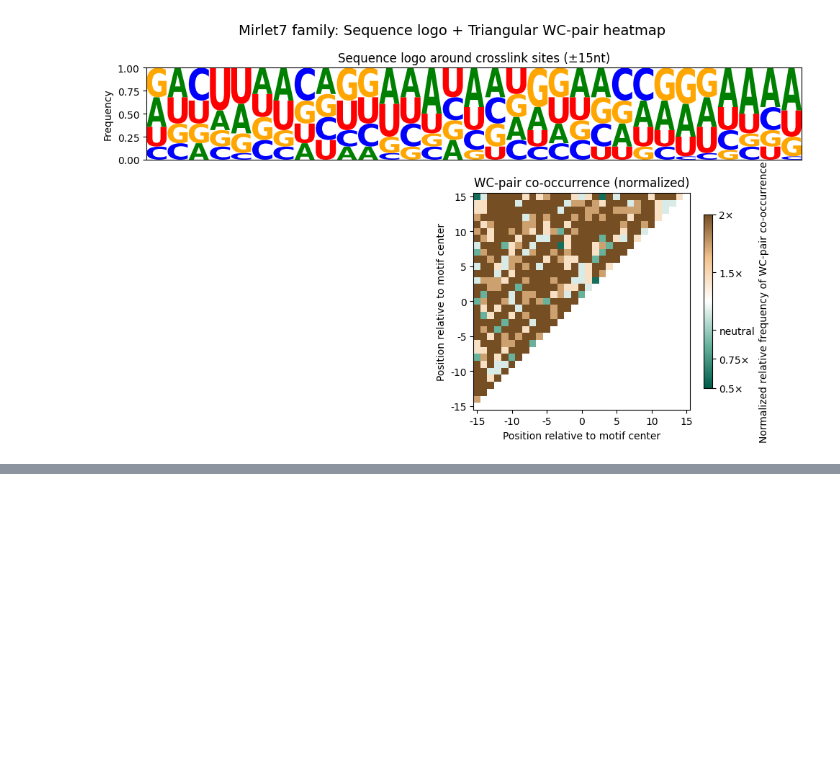
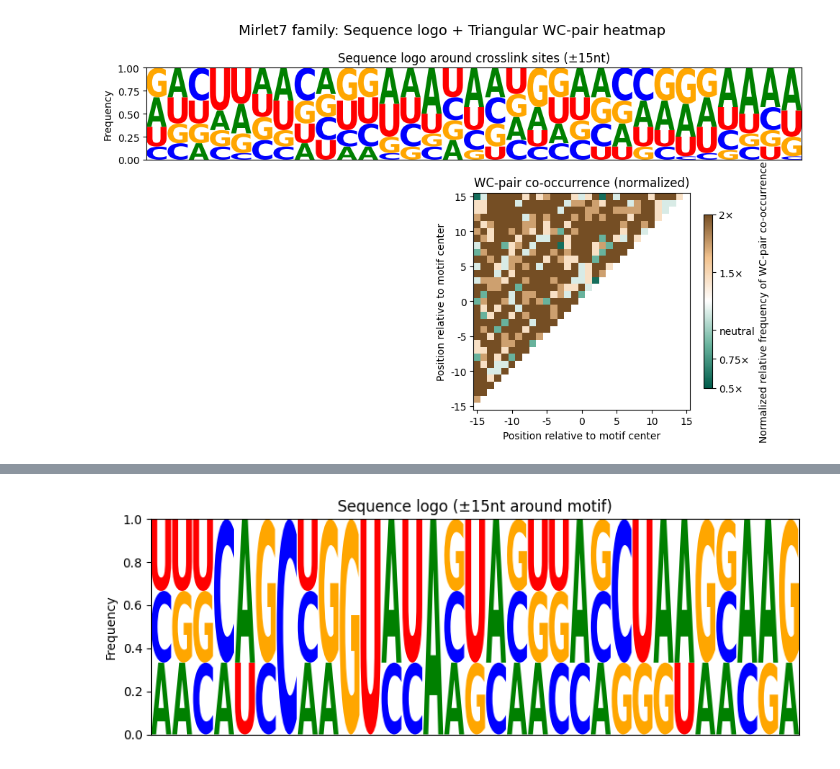
Before and after one commit to Hyeonnji/hyeonji-practice2, a Jupyter notebook: CoLab_TermProj_2025_3.ipynb, the cells around one changed output, grey strips where cells are left out. Cells and saved outputs as stored; diff of their text form; code cells hidden in the pictures; blank space fills up the shorter version.

Commit message:
Generate ±15nt windows centered on GGAG motif in three genes

```diff
--- a/CoLab_TermProj_2025_3.ipynb
+++ b/CoLab_TermProj_2025_3.ipynb
@@ -1219,0 +1455,24 @@ plt.show()
+# %%
+# [STEP 4] ±15nt 윈도우 추출
+# =========================
+genome_idx = SeqIO.index("mm39.fa", "fasta")
+def extract_windows_from_genome(genome_index, chrom, center_list, window_radius=15):
+    windows = []
+    L = window_radius
+    for pos0 in center_list:
+        w0, w1 = pos0 - L, pos0 + L
+        if w0 < 1 or w1 > len(genome_index[chrom].seq):
+            continue
+        dna_seq = genome_index[chrom].seq[w0-1:w1]
+        rna_seq = str(dna_seq).upper().replace("T","U")
+        if len(rna_seq) == 2 * L + 1:
+            windows.append(rna_seq)
+    return windows
+
+wins_let7g  = extract_windows_from_genome(genome_idx, chrom_let7g,  chosen_let7g,  15)
+wins_let7f1 = extract_windows_from_genome(genome_idx, chrom_let7f1, chosen_let7f1, 15)
+wins_let7d  = extract_windows_from_genome(genome_idx, chrom_let7d,  chosen_let7d,  15)
+
+print("▶ let-7g windows:", wins_let7g)
+print("▶ let-7f-1 windows:", wins_let7f1)
+print("▶ let-7d windows:", wins_let7d)
@@ -1219,0 +1483,9 @@ plt.show()
+# %%
+# [STEP 5] 최종 윈도우 FASTA로 저장
+# =========================
+all_motif_windows = wins_let7g + wins_let7f1 + wins_let7d
+with open("all_Mirlet7_motif_centered_windows.fa", "w") as fw:
+    for i, seq in enumerate(all_motif_windows):
+        fw.write(f">window_{i}\n{seq}\n")
+
+print("▶ 총", len(all_motif_windows), "개의 윈도우를 all_Mirlet7_motif_centered_windows.fa에 저장했습니다.")
@@ -1219,0 +1539,12 @@ plt.show()
+# %%
+plt.figure(figsize=(8, 3))
+ax_logo = plt.subplot(1, 1, 1)
+logo = lm.Logo(freq_df, ax=ax_logo, color_scheme='classic')
+ax_logo.set_ylabel("Frequency")
+ax_logo.set_xticks([])
+ax_logo.set_ylim(0, 1.0)
+ax_logo.set_title("Sequence logo (±15nt around motif)")
+plt.tight_layout()
+plt.show()
+# %% [output]
+[figure, added]
```
Also changed, not shown: parts of 10 cells of this notebook.
